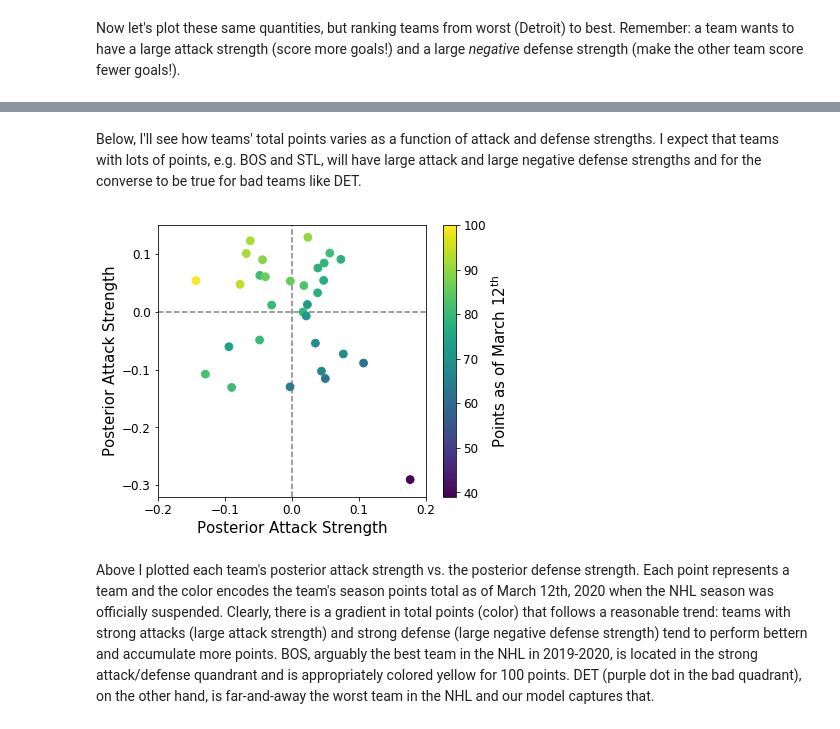
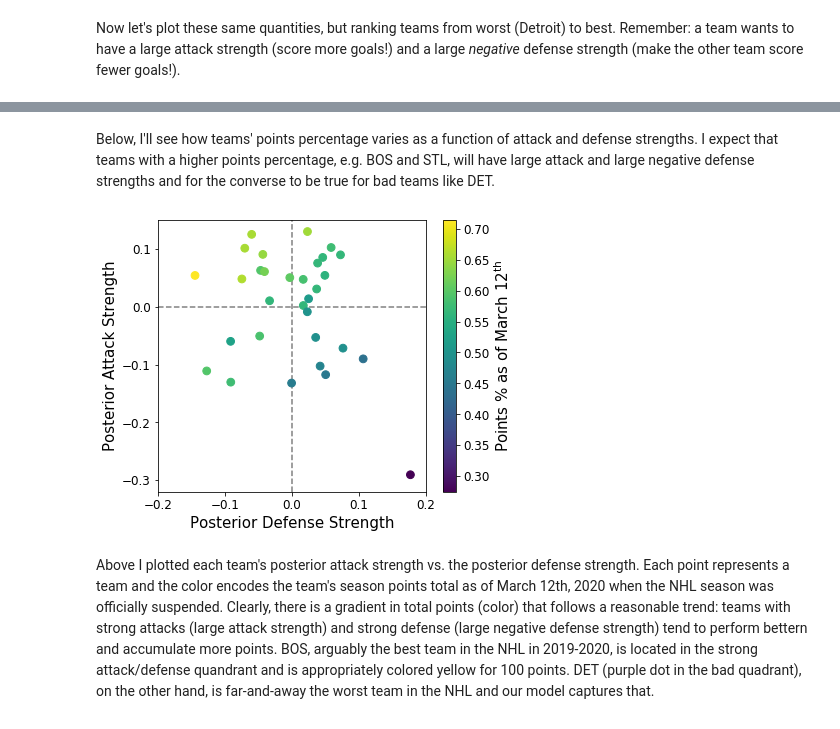
Before and after one commit to dflemin3/gloria, a Jupyter notebook: src/bayesianNHL.ipynb, the cells around one changed output, grey strips where cells are left out. Saved outputs shown, nothing was run; the diff lists cells and outputs as text; code cells hidden in the pictures.

```diff
--- a/src/bayesianNHL.ipynb
+++ b/src/bayesianNHL.ipynb
@@ -282,7 +346,7 @@ with pm.Model() as model:
 With this probabilistic model in hand, let's sample from the posterior distribution. Once the sampling is completed, I will examine numerous diagnostic statistics, including the Gelman-Rubin statistic, and visually examine the joint and marginal posterior distribution to confirm convergence.
 # %%
 with model:
-    trace = pm.sample(draws=1000, tune=500, progressbar=True)
+    trace = pm.sample(draws=10000, tune=100, progressbar=True)
 # %% [output]
 Auto-assigning NUTS sampler...
 Initializing NUTS using jitter+adapt_diag...
@@ -398,55 +464,19 @@ _ = ax.set_xticklabels(teams["name"].values[inds], rotation=45)
 # %% [markdown]
-Below, I'll see how teams' total points varies as a function of attack and defense strengths. I expect that teams with lots of points, e.g. BOS and STL, will have large attack and large negative defense strengths and for the converse to be true for bad teams like DET.
+Below, I'll see how teams' points percentage varies as a function of attack and defense strengths. I expect that teams with a higher points percentage, e.g. BOS and STL, will have large attack and large negative defense strengths and for the converse to be true for bad teams like DET.
-# %%
-points = {'ANA' : 67,
-          'ARI' : 74,
-          'BOS' : 100,
-          'BUF' : 68,
-          'CGY' : 79,
-          'CAR' : 81,
-          'CHI' : 72,
-          'COL' : 92,
-          'CBJ' : 81,
-          'DAL' : 82,
-          'DET' : 39,
-          'EDM' : 83,
-          'FLA' : 78,
-          'LAK' : 64,
-          'MIN' : 77,
-          'MTL' : 71,
-          'NSH' : 78,
-          'NJD' : 68,
-          'NYI' : 80,
-          'NYR' : 79,
-          'OTT' : 62,
-          'PHI' : 89,
-          'PIT' : 86,
-          'SJS' : 63,
-          'STL' : 94,
-          'TBL' : 92,
-          'TOR' : 81,
-          'VAN' : 78,
-          'VGK' : 86,
-          'WSH' : 90,
-          'WPG' : 80}
-
-pointsArr = np.empty(len(teams))
-for ii, team in enumerate(teams["name"]):
-    pointsArr[ii] = points[team]
 # %%
 fig, ax = plt.subplots(figsize=(6,5))
 
 im = ax.scatter(medDefs, medAtts, c=pointsArr, s=60, zorder=1)
 ax.axhline(0, lw=1.5, ls="--", color="grey", zorder=0)
 ax.axvline(0, lw=1.5, ls="--", color="grey", zorder=0)
 
 cbar = fig.colorbar(im)
-cbar.set_label(r"Points as of March 12$^{\mathrm{th}}$", fontsize=15)
-ax.set_xlabel('Posterior Attack Strength', fontsize=15)
+cbar.set_label(r"Points % as of March 12$^{\mathrm{th}}$", fontsize=15)
+ax.set_xlabel('Posterior Defense Strength', fontsize=15)
 ax.set_ylabel('Posterior Attack Strength', fontsize=15)
 ax.set_xlim(-0.2, 0.2);
 ax.set_ylim(-0.32, 0.15);
 # %% [output]
-[figure, old version]
+[figure, new version]
 # %% [markdown]
 Above I plotted each team's posterior attack strength vs. the posterior defense strength. Each point represents a team and the color encodes the team's season points total as of March 12th, 2020 when the NHL season was officially suspended. Clearly, there is a gradient in total points (color) that follows a reasonable trend: teams with strong attacks (large attack strength) and strong defense (large negative defense strength) tend to perform bettern and accumulate more points. BOS, arguably the best team in the NHL in 2019-2020, is located in the strong attack/defense quandrant and is appropriately colored yellow for 100 points. DET (purple dot in the bad quadrant), on the other hand, is far-and-away the worst team in the NHL and our model captures that.
```
Also changed, not shown: parts of 27 cells of this notebook.
